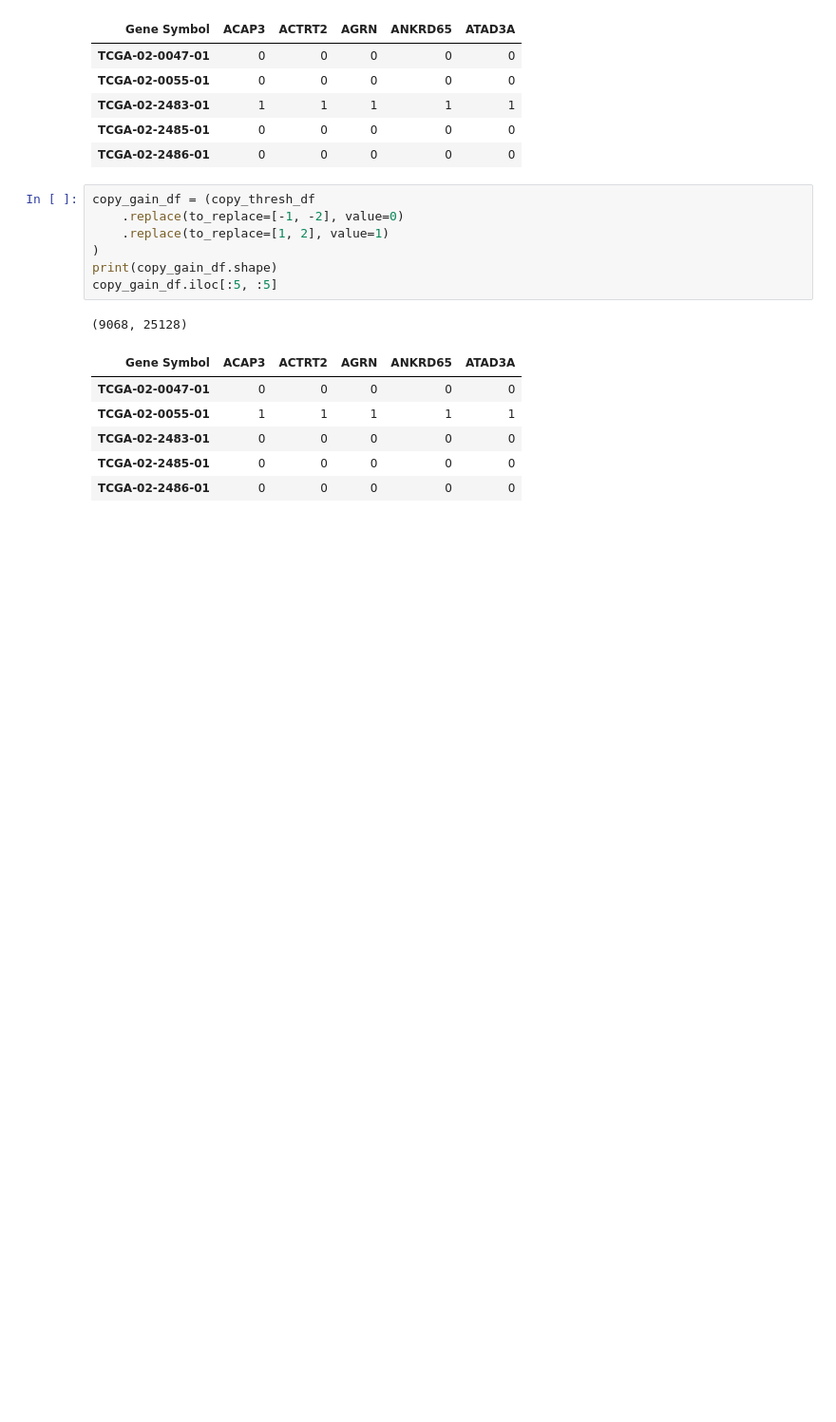
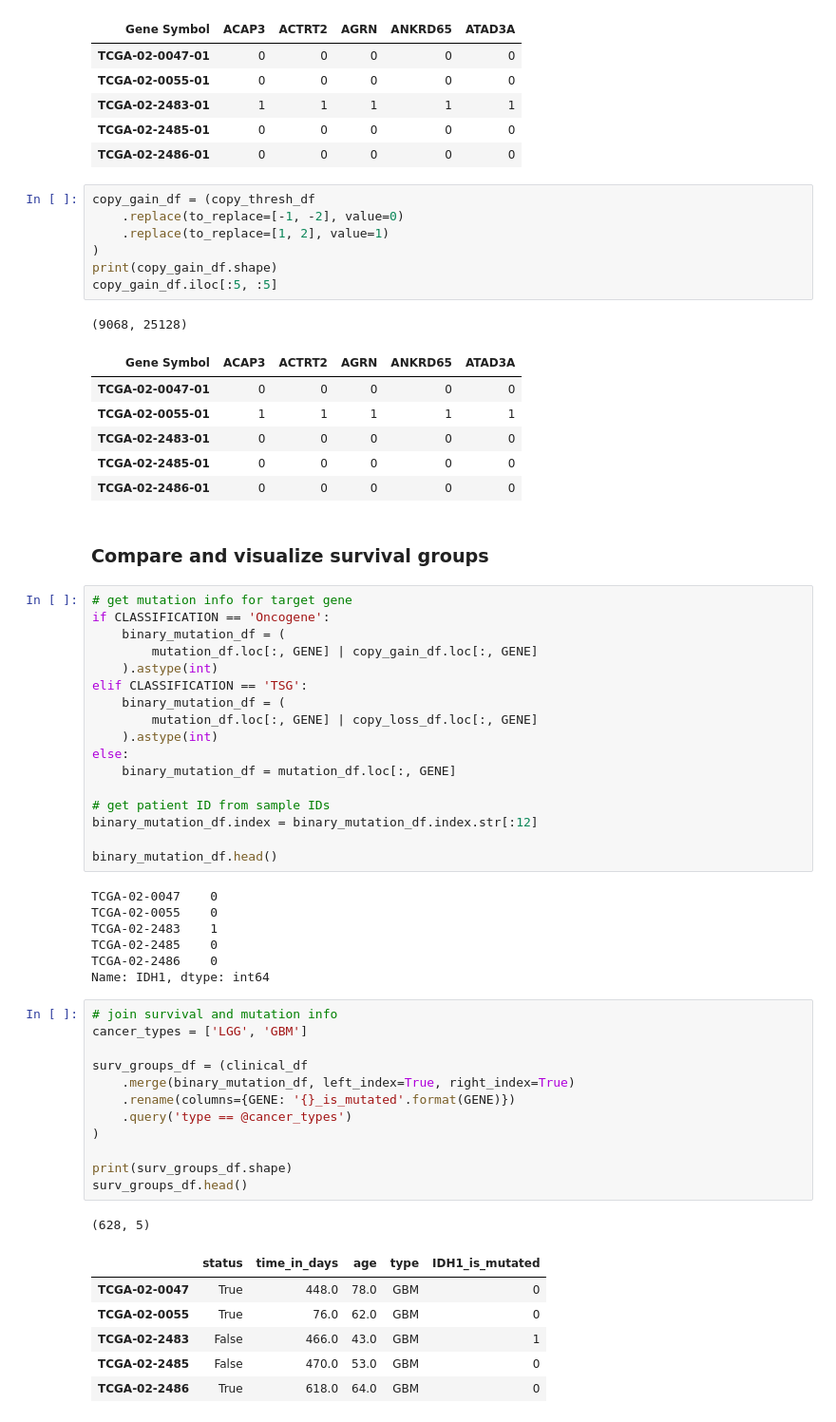
Before and after one commit to greenelab/mutation-fn, a Jupyter notebook: 6_survival_analysis/survival_poc.ipynb, the cells around one changed output. Shown at 95% size. Saved outputs shown, nothing was run; the diff lists cells and outputs as text; blank space fills up the shorter version.

```diff
--- a/6_survival_analysis/survival_poc.ipynb
+++ b/6_survival_analysis/survival_poc.ipynb
@@ -204,3 +209,49 @@ copy_gain_df.iloc[:5, :5]
 | TCGA-02-2483-01 | 0 | 0 | 0 | 0 | 0 |
 | TCGA-02-2485-01 | 0 | 0 | 0 | 0 | 0 |
 | TCGA-02-2486-01 | 0 | 0 | 0 | 0 | 0 |
+# %% [markdown]
+### Compare and visualize survival groups
+# %%
+# get mutation info for target gene
+if CLASSIFICATION == 'Oncogene':
+    binary_mutation_df = (
+        mutation_df.loc[:, GENE] | copy_gain_df.loc[:, GENE]
+    ).astype(int)
+elif CLASSIFICATION == 'TSG':
+    binary_mutation_df = (
+        mutation_df.loc[:, GENE] | copy_loss_df.loc[:, GENE]
+    ).astype(int)
+else:
+    binary_mutation_df = mutation_df.loc[:, GENE]
+
+# get patient ID from sample IDs
+binary_mutation_df.index = binary_mutation_df.index.str[:12]
+
+binary_mutation_df.head()
+# %% [output]
+TCGA-02-0047    0
+TCGA-02-0055    0
+TCGA-02-2483    1
+TCGA-02-2485    0
+TCGA-02-2486    0
+Name: IDH1, dtype: int64
+# %%
+# join survival and mutation info
+cancer_types = ['LGG', 'GBM']
+
+surv_groups_df = (clinical_df
+    .merge(binary_mutation_df, left_index=True, right_index=True)
+    .rename(columns={GENE: '{}_is_mutated'.format(GENE)})
+    .query('type == @cancer_types')
+)
+
+print(surv_groups_df.shape)
+surv_groups_df.head()
+# %% [output]
+(628, 5)
+|  | status | time_in_days | age | type | IDH1_is_mutated |
+| TCGA-02-0047 | True | 448.0 | 78.0 | GBM | 0 |
+| TCGA-02-0055 | True | 76.0 | 62.0 | GBM | 0 |
+| TCGA-02-2483 | False | 466.0 | 43.0 | GBM | 1 |
+| TCGA-02-2485 | False | 470.0 | 53.0 | GBM | 0 |
+| TCGA-02-2486 | True | 618.0 | 64.0 | GBM | 0 |
```
Also changed, not shown: parts of 4 cells of this notebook, 1 other file.
